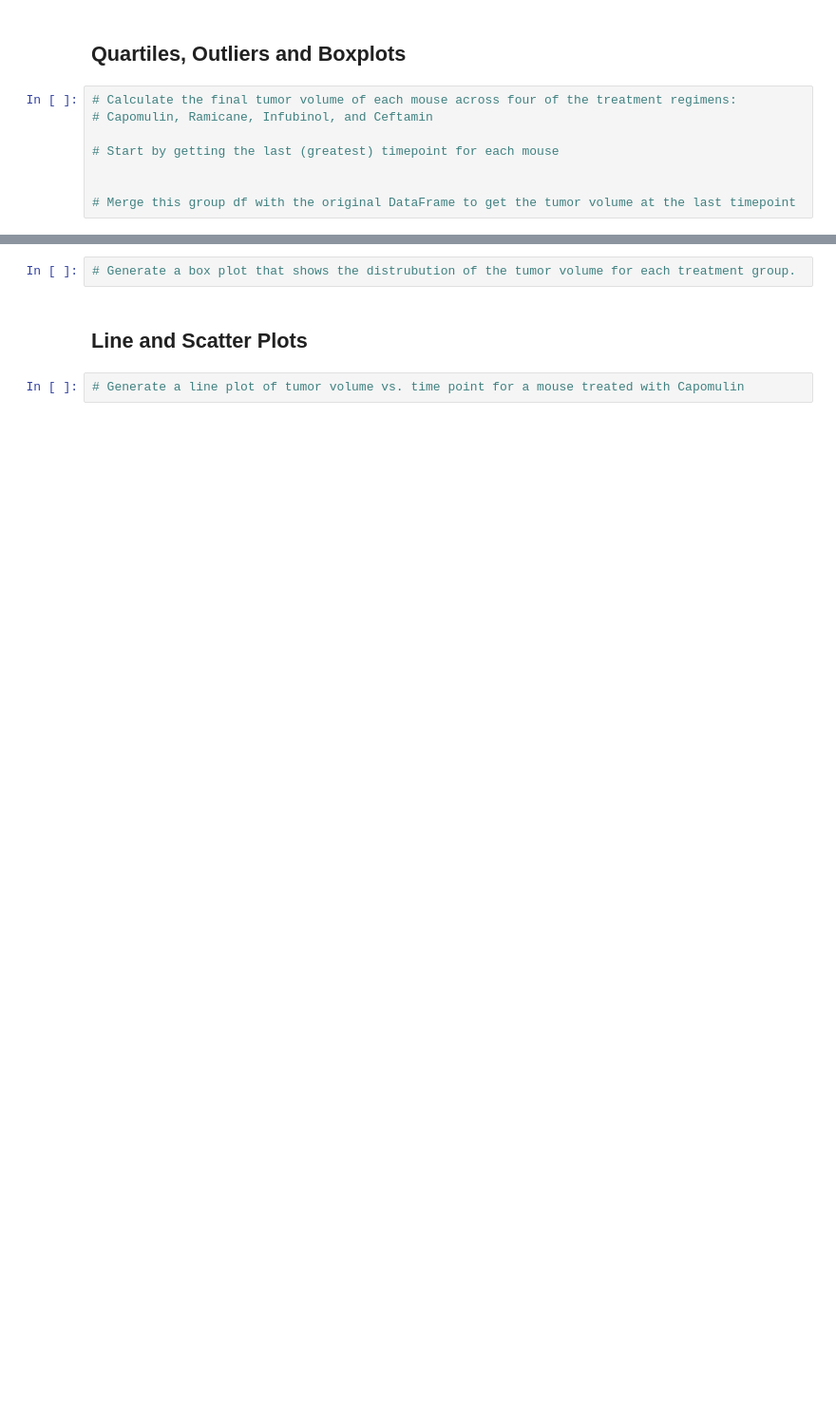
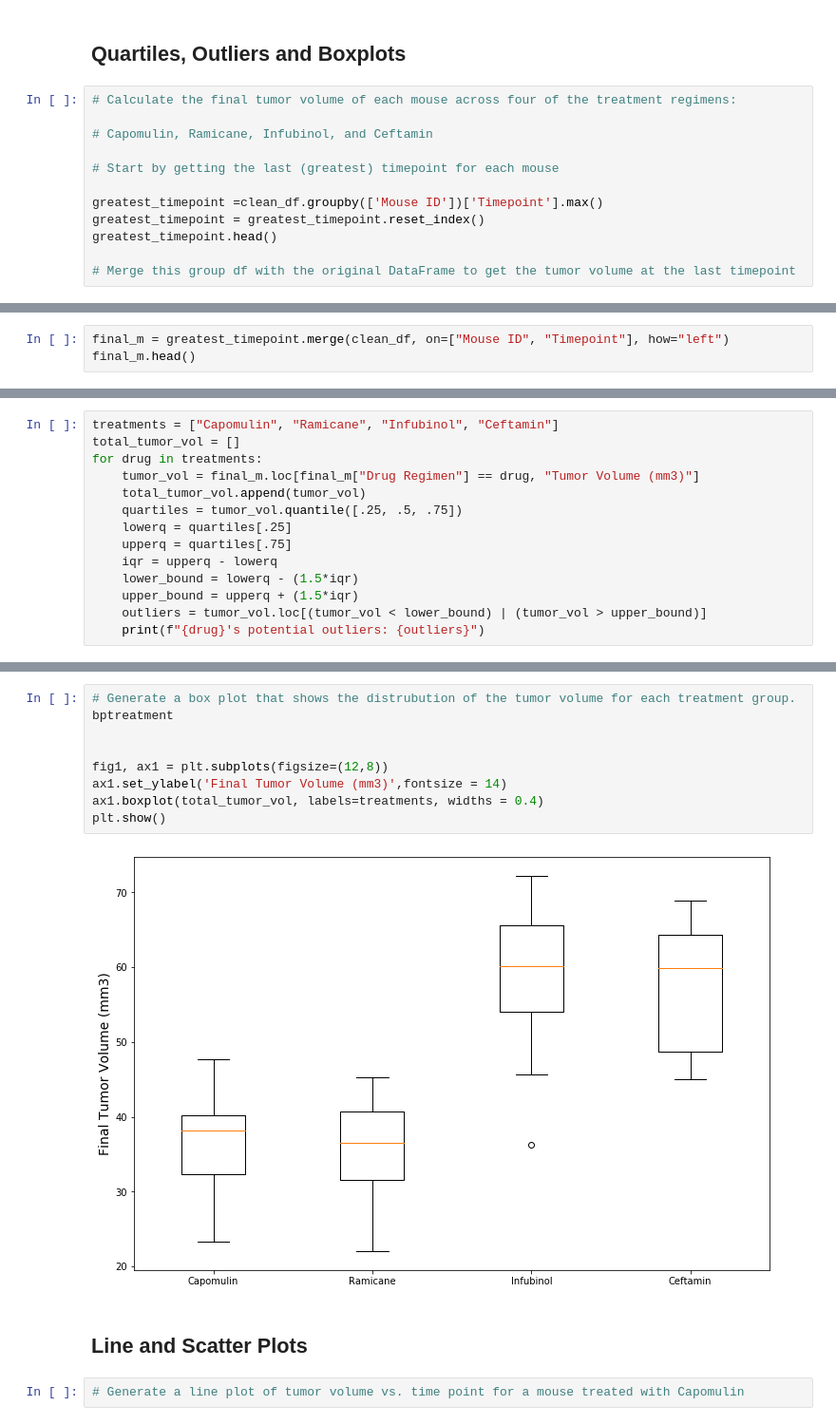
Before and after one commit to AyokOluwole/Matplotlib-Pymaceuticals, a Jupyter notebook: pymaceuticals_starter.ipynb, the cells around one changed output, grey strips where cells are left out. Shown at 95% size. Saved outputs shown, nothing was run; the diff lists cells and outputs as text; blank space fills up the shorter version.

```diff
--- a/pymaceuticals_starter.ipynb
+++ b/pymaceuticals_starter.ipynb
@@ -230,9 +250,13 @@ plt.show()
 ## Quartiles, Outliers and Boxplots
 # %%
 # Calculate the final tumor volume of each mouse across four of the treatment regimens:
+
 # Capomulin, Ramicane, Infubinol, and Ceftamin
 
 # Start by getting the last (greatest) timepoint for each mouse
 
+greatest_timepoint =clean_df.groupby(['Mouse ID'])['Timepoint'].max()
+greatest_timepoint = greatest_timepoint.reset_index()
+greatest_timepoint.head()
 
 # Merge this group df with the original DataFrame to get the tumor volume at the last timepoint
@@ -238,0 +279,3 @@ plt.show()
+# %%
+final_m = greatest_timepoint.merge(clean_df, on=["Mouse ID", "Timepoint"], how="left")
+final_m.head()
@@ -253,3 +302,17 @@ plt.show()
 
 
     # Determine outliers using upper and lower bounds
+# %%
+treatments = ["Capomulin", "Ramicane", "Infubinol", "Ceftamin"]
+total_tumor_vol = []
+for drug in treatments:
+    tumor_vol = final_m.loc[final_m["Drug Regimen"] == drug, "Tumor Volume (mm3)"]
+    total_tumor_vol.append(tumor_vol)
+    quartiles = tumor_vol.quantile([.25, .5, .75])
+    lowerq = quartiles[.25]
+    upperq = quartiles[.75]
+    iqr = upperq - lowerq
+    lower_bound = lowerq - (1.5*iqr)
+    upper_bound = upperq + (1.5*iqr)
+    outliers = tumor_vol.loc[(tumor_vol < lower_bound) | (tumor_vol > upper_bound)]
+    print(f"{drug}'s potential outliers: {outliers}")
@@ -256,5 +325,14 @@ plt.show()
 # %%
 # Generate a box plot that shows the distrubution of the tumor volume for each treatment group.
+bptreatment
+
+
+fig1, ax1 = plt.subplots(figsize=(12,8))
+ax1.set_ylabel('Final Tumor Volume (mm3)',fontsize = 14)
+ax1.boxplot(total_tumor_vol, labels=treatments, widths = 0.4)
+plt.show()
+# %% [output]
+[figure, added]
 # %% [markdown]
 ## Line and Scatter Plots
 # %%
```
Also changed, not shown: parts of 13 cells of this notebook, 1 other file.
